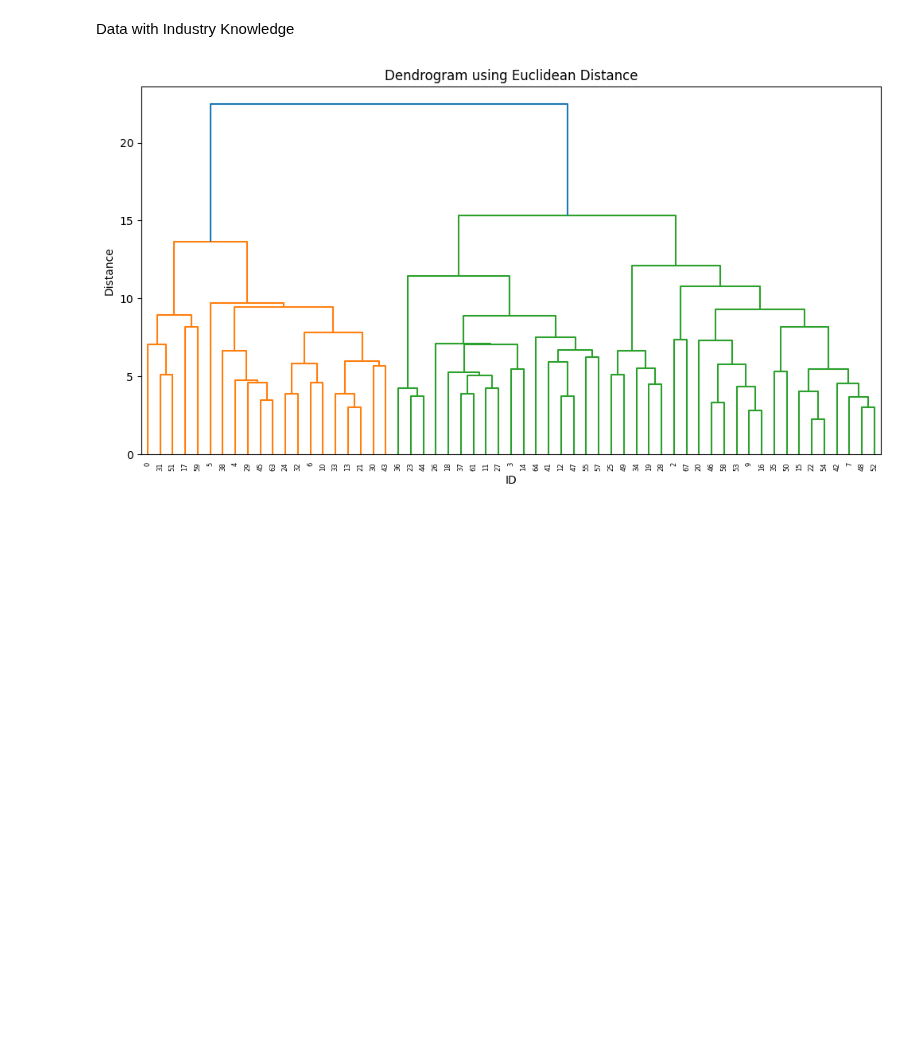
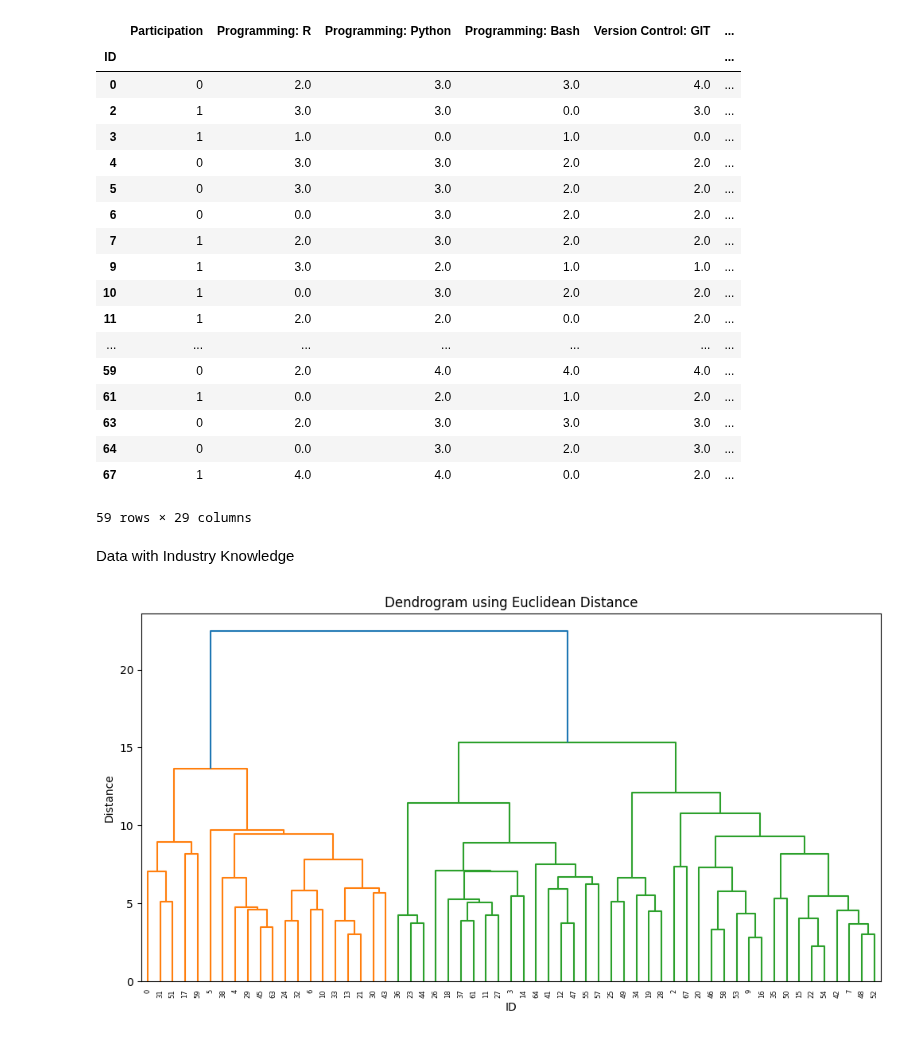
Before and after one commit to MalwinaKoz/Project-People-Analytics, a Jupyter notebook: notebooks/04_AdditionalAnalysis.ipynb, the cells around one changed output. Drawn from its saved outputs; the diff is of its cells as text; code cells hidden in the pictures; blank space fills up the shorter version.

```diff
--- a/notebooks/04_AdditionalAnalysis.ipynb
+++ b/notebooks/04_AdditionalAnalysis.ipynb
@@ -10,6 +10,28 @@ import seaborn as sns
 data = pd.read_csv("../data/03_Processed/02_ProcessedDataParticipation.csv")
 # %%
 data.set_index('ID', inplace=True)
+# %%
+data
+# %% [output]
+|  | Participation | Programming: R | Programming: Python | Programming: Bash | Version Control: GIT | ... |
+| ID |  |  |  |  |  | ... |
+| 0 | 0 | 2.0 | 3.0 | 3.0 | 4.0 | ... |
+| 2 | 1 | 3.0 | 3.0 | 0.0 | 3.0 | ... |
+| 3 | 1 | 1.0 | 0.0 | 1.0 | 0.0 | ... |
+| 4 | 0 | 3.0 | 3.0 | 2.0 | 2.0 | ... |
+| 5 | 0 | 3.0 | 3.0 | 2.0 | 2.0 | ... |
+| 6 | 0 | 0.0 | 3.0 | 2.0 | 2.0 | ... |
+| 7 | 1 | 2.0 | 3.0 | 2.0 | 2.0 | ... |
+| 9 | 1 | 3.0 | 2.0 | 1.0 | 1.0 | ... |
+| 10 | 1 | 0.0 | 3.0 | 2.0 | 2.0 | ... |
+| 11 | 1 | 2.0 | 2.0 | 0.0 | 2.0 | ... |
+| ... | ... | ... | ... | ... | ... | ... |
+| 59 | 0 | 2.0 | 4.0 | 4.0 | 4.0 | ... |
+| 61 | 1 | 0.0 | 2.0 | 1.0 | 2.0 | ... |
+| 63 | 0 | 2.0 | 3.0 | 3.0 | 3.0 | ... |
+| 64 | 0 | 0.0 | 3.0 | 2.0 | 3.0 | ... |
+| 67 | 1 | 4.0 | 4.0 | 0.0 | 2.0 | ... |
+59 rows × 29 columns
 # %%
 datawithoutknowledge = pd.read_csv('../data/03_Processed/02_ProcessedDataParticipation.csv')
 # %%
```
Also changed, not shown: 2 other files.
